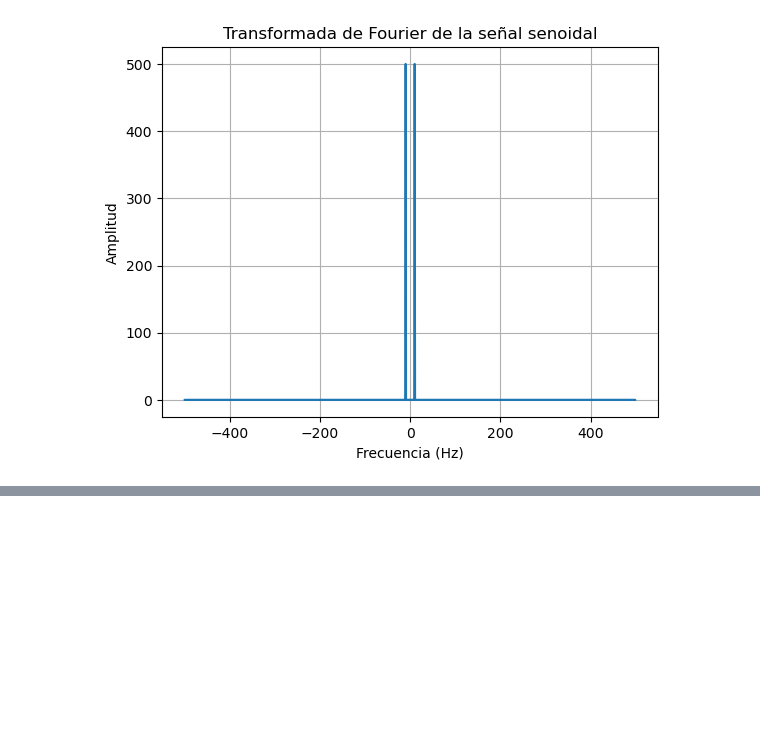
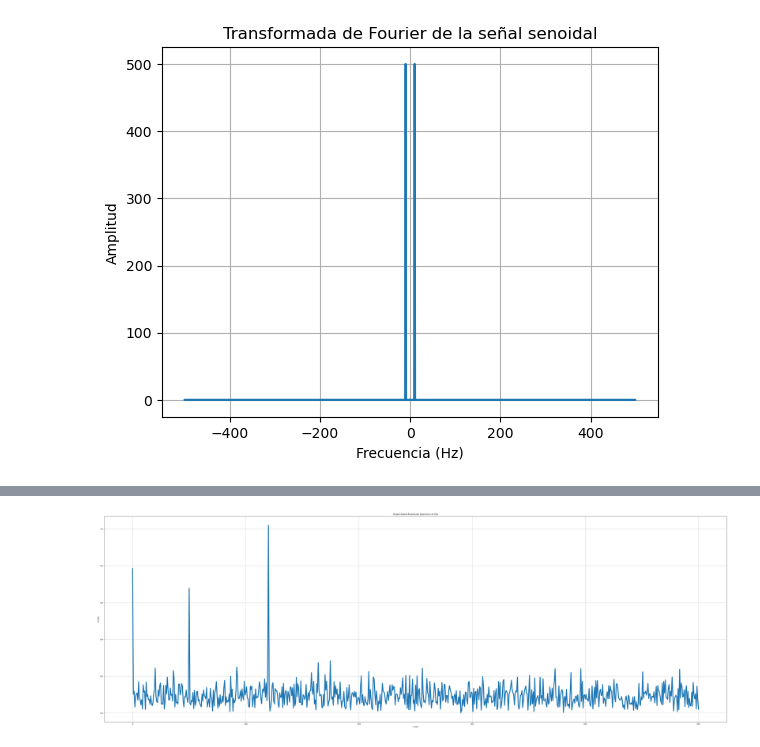
Before and after one commit to tlaltecutli/Inteligencia_Artificial_Analisis_Senales_Imagenes_Medicas, a Jupyter notebook: Procesamiento de Señales/sine_wave.ipynb, the cells around one changed output, grey strips where cells are left out. Cells and saved outputs as stored; diff of their text form; code cells hidden in the pictures; blank space fills up the shorter version.

```diff
--- a/Procesamiento de Señales/sine_wave.ipynb
+++ b/Procesamiento de Señales/sine_wave.ipynb
@@ -80,0 +134,14 @@ plt.grid()
+# %%
+# Gráfica 4: Espectro de amplitud de un solo lado de X(t)
+plt.figure(figsize = (60, 20))
+P2 = np.abs(Y/L)
+P1 = P2[0:L//2+1].copy()
+P1[1:-1] = 2*P1[1:-1]  # Multiplicar por 2 excepto DC y Nyquist
+f = Fs/L * np.arange(0, L//2+1)
+plt.plot(f, P1, linewidth = 5)
+plt.title("Single-Sided Amplitude Spectrum of X(t)")
+plt.xlabel("f (Hz)")
+plt.ylabel("|P1(f)|")
+plt.grid(True)
+# %% [output]
+[figure, added]
```
Also changed, not shown: parts of 6 cells of this notebook.
